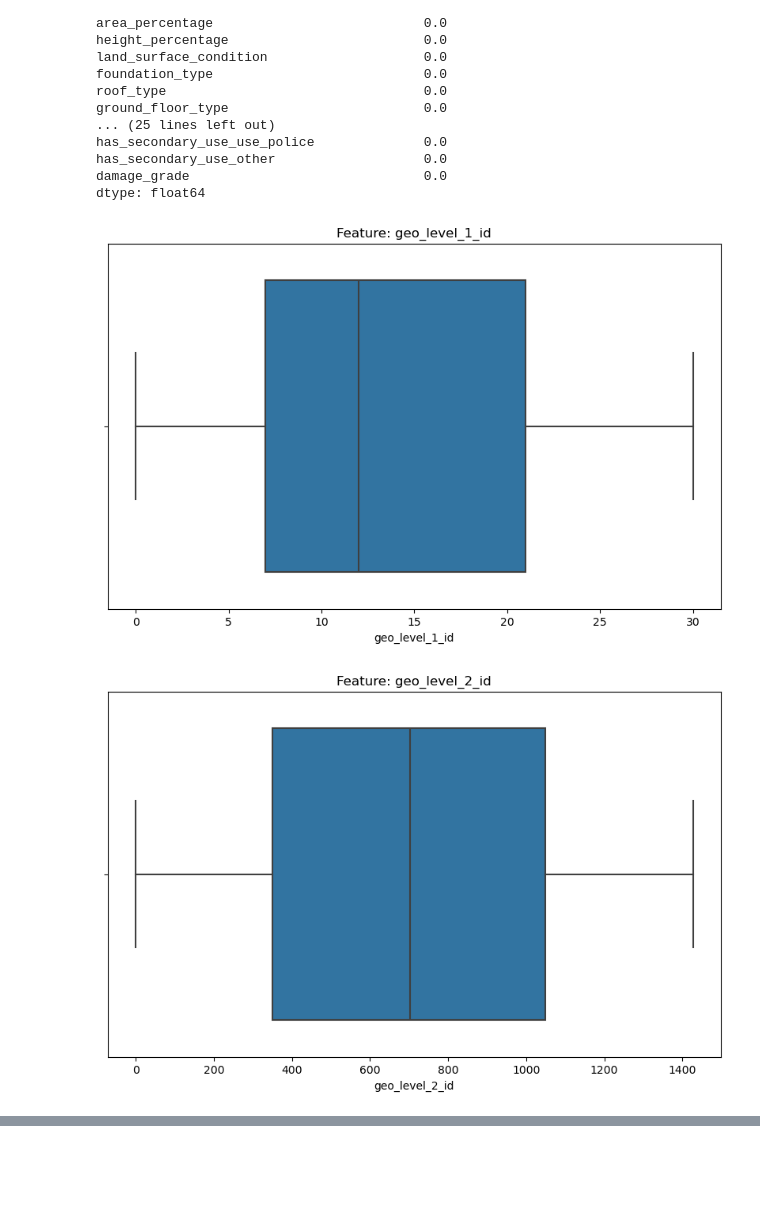
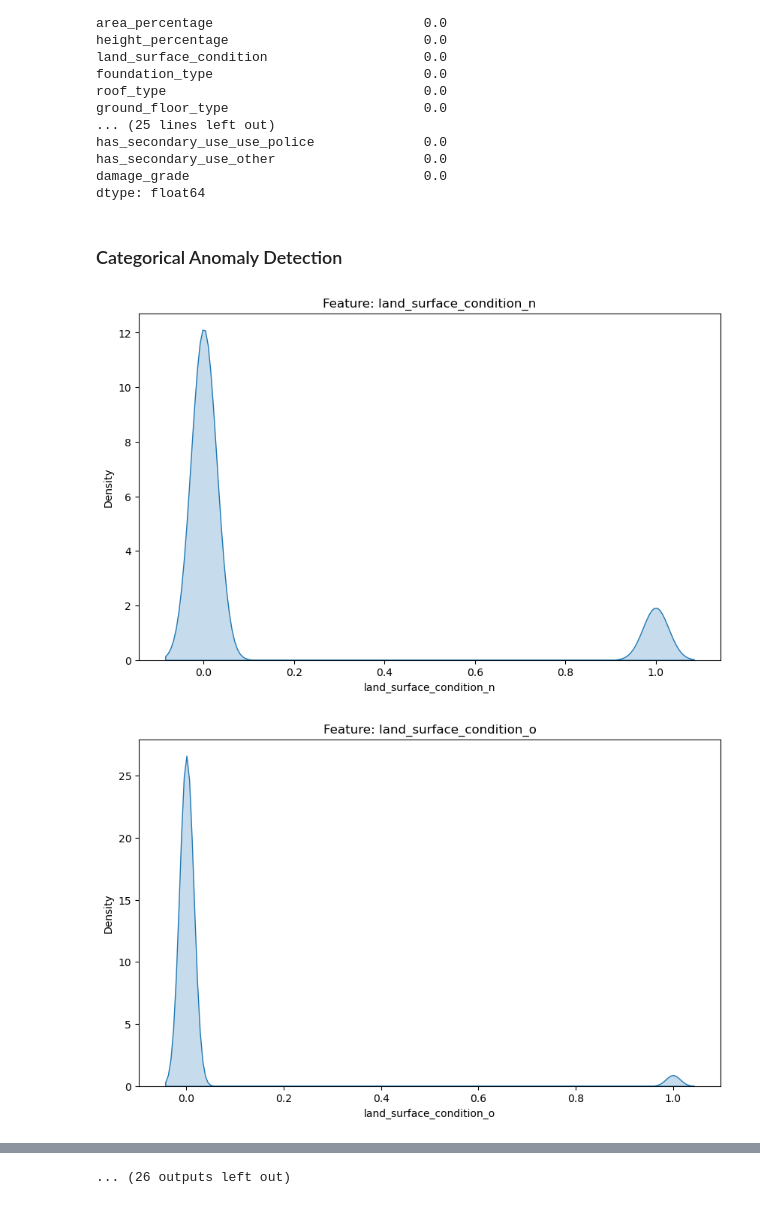
Before and after one commit to LewisT1424/Richters-Problem, a Jupyter notebook: main.ipynb, the cells around one changed output, grey strips where cells are left out. Cells and saved outputs as stored; diff of their text form; code cells hidden in the pictures; blank space fills up the shorter version.

Commit message:
added anomalie detection to cater for dtypes of columns

```diff
--- a/main.ipynb
+++ b/main.ipynb
@@ -82,3 +83,23 @@ def anomaly_detection(data, columns):
+# %%
+# Define anomaly detection visualization function
+def anomaly_detection(data, columns):
+    # Univariate columns
+    if columns[0] == 'geo_level_1_id':
+        for col in columns:
+            plt.figure(figsize=(10,6))
+            sns.boxplot(data=data, x=col)
+            plt.title(f'Feature: {col}');
+    elif columns[0] == 'land_surface_condition':
+        data_encoded = pd.get_dummies(data, columns=columns, dtype=int)
+        for col in [col for col in data_encoded.columns if col not in data.columns]:
+            plt.figure(figsize=(10,6))
+            sns.kdeplot(data_encoded[col], fill=True, warn_singular=False)
+            plt.title(f'Feature: {col}');
+    elif columns[0] == 'has_superstructure_adobe_mud':
+        for col in columns:
+            plt.figure(figsize=(10,6))
+            sns.barplot(data, x=col)
+            plt.title(f'Feature: {col}');
 # %%
 # Lambda function to deal with string issues for columns
 col_trans = lambda x: x.replace(',','').split()
@@ -94,9 +115,11 @@ uni_cols = col_trans(uni_st)
 # Defining binary columns
 binary_st = 'has_superstructure_adobe_mud, has_superstructure_mud_mortar_stone, has_superstructure_stone_flag, has_superstructure_cement_mortar_stone, has_superstructure_mud_mortar_brick, has_superstructure_cement_mortar_brick, has_superstructure_timber, has_superstructure_bamboo, has_superstructure_rc_engineered, has_superstructure_other, has_secondary_use_hotel, has_secondary_use_rental, has_secondary_use_institution, has_secondary_use_school, has_secondary_use_industry, has_secondary_use_health_post, has_secondary_use_gov_office, has_secondary_use_use_police, has_secondary_use_other'
 binary_cols = col_trans(binary_st)
+# %% [markdown]
+### Categorical Anomaly Detection
 # %%
 # Univariant columns anomaly detection
-anomaly_detection(data=df, columns=uni_cols)
+anomaly_detection(data=df, columns=cat_cols)
 # %% [output]
-[figure, old version]
+[figure, new version]
-[figure, old version]
+[figure, new version]
@@ -108,0 +136 @@ anomaly_detection(data=df, columns=uni_cols)
+... (26 outputs left out)
```
Also changed, not shown: parts of 10 cells of this notebook.
